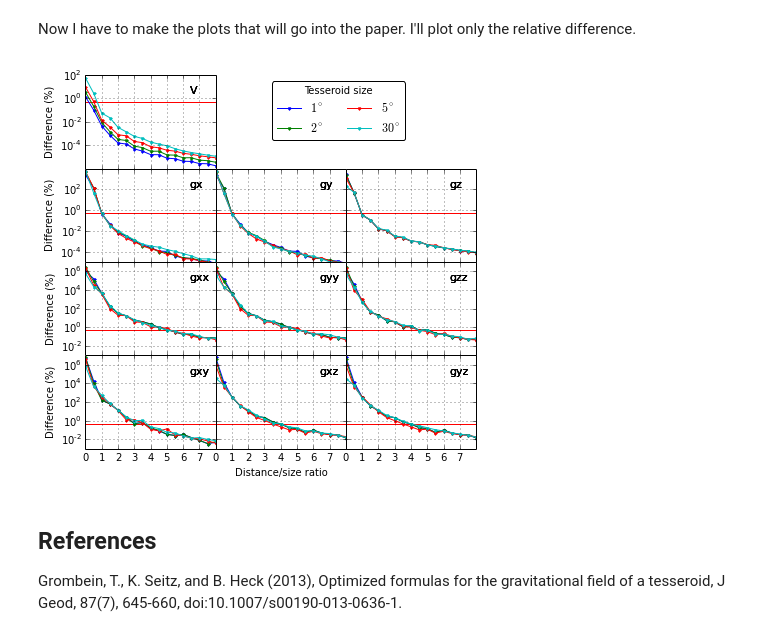
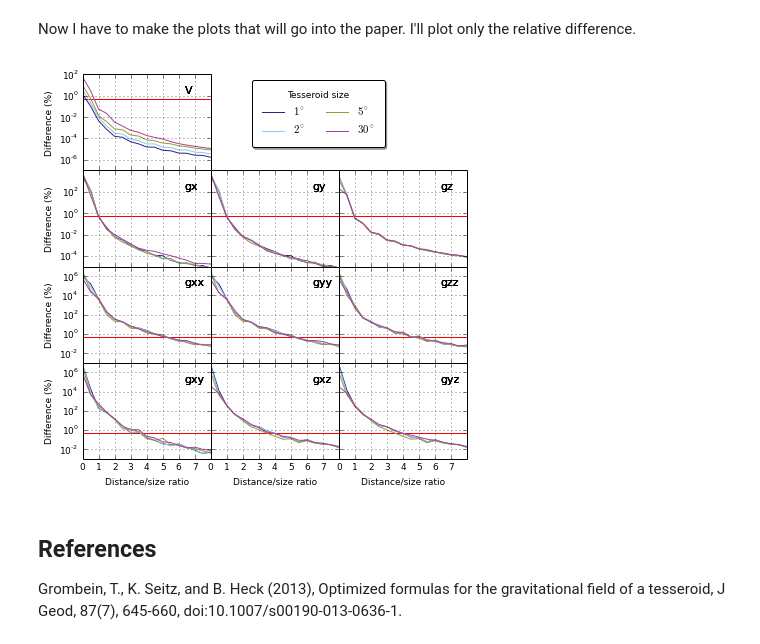
Before and after one commit to pinga-lab/paper-tesseroids, a Jupyter notebook: notebooks/tesseroid_vs_spherical_shell.ipynb, the cells around one changed output. Cells and saved outputs as stored; diff of their text form; code cells hidden in the pictures.

Commit message:
Better figure for tessXshell
Font size is still off and need a better color palette. It looks pretty
ugly as is.

```diff
--- a/notebooks/tesseroid_vs_spherical_shell.ipynb
+++ b/notebooks/tesseroid_vs_spherical_shell.ipynb
@@ -475,45 +476,51 @@ diff.to_csv(os.path.join(filedir, 'difference.csv'), sep=';')
 # %% [markdown]
 Now I have to make the plots that will go into the paper. I'll plot only the relative difference.
 # %%
-fig, subplots = plt.subplots(4, 3, sharey='row', sharex='col', figsize=(7, 6))
+plt.rc('font', size=9, family='sans')
+colors = [plt.cm.Paired(c) for c in np.linspace(0, 1, 4)]
+colors = "#332288 #88CCEE #999933 #AA4499".split()
+styles = ['-', '-', '-', '-']
+fig, subplots = plt.subplots(4, 3, sharey='row', sharex='col', figsize=(6, 6))
 axes = [subplots[0, 0]] + subplots.ravel()[3:].tolist()
 for f, ax in zip(['V', 'gx', 'gy', 'gz', 'gxx', 'gyy', 'gzz', 'gxy', 'gxz', 'gyz'], axes):
-    for size in max_diff.index.levels[0]:
+    for sty, c, size in zip(styles, colors, max_diff.index.levels[0]):
         d = max_diff[f].loc[size, :]
         ax.text(0.8, 0.8, f, fontsize=11, transform=ax.transAxes)
         ref = np.abs(shell_data[f])
         if f in ['gx', 'gy']:
             ref = np.abs(shell_data['gz'])
         if f in ['gxy', 'gxz', 'gyz']:
             ref = np.abs(shell_data['gzz'])
-        ax.plot(ratio, 100*d/ref, '.-', label='${:.0f}^\circ$'.format(size))
+        ax.plot(ratio, 100*d/ref, sty, label='${:.0f}^\circ$'.format(size), color=c, linewidth=1)
         ax.set_yscale('log')
         ax.grid(True)
-        ax.hlines(0.5, ratio.min(), ratio.max(), colors='r')
+        ax.hlines(0.5, ratio.min(), ratio.max(), colors='r', linewidth=1)
         ax.set_xlim(ratio.min(), ratio.max())
 for ax in subplots[0, 1:]:
     ax.axison = False
 ax = subplots[0, 0]
-ax.legend(numpoints=1, title='Tesseroid size', ncol=2, bbox_to_anchor=(2.5, 1),
-          fancybox=True, shadow=False)
-ax.set_ylim(1e-6, 1e2)
-ax.set_yticks([1e-4, 1e-2, 1, 1e2])
+ax.legend(numpoints=1, borderpad=1, title='Tesseroid size', ncol=2, bbox_to_anchor=(2.4, 1),
+          fancybox=True, shadow=True)
+ax.set_ylim(1e-7, 1e2)
+ax.set_yticks([1e-6, 1e-4, 1e-2, 1, 1e2])
 for ax in subplots[1, :].ravel():
     ax.set_ylim(1e-5, 1e4)
     ax.set_yticks([1e-4, 1e-2, 1, 1e2])
 for ax in subplots[2:, :].ravel():
     ax.set_ylim(1e-3, 1e7)
     ax.set_yticks([1e-2, 1, 1e2, 1e4, 1e6])
 for ax in subplots[-1, :]:
     ax.set_xticks(ax.get_xticks()[0:-1])
 for ax in subplots[:, 0]:
     ax.minorticks_off()
 for ax in subplots[:, 0]:
     ax.set_ylabel('Difference (%)')
-subplots[-1, 1].set_xlabel('Distance/size ratio')
-plt.subplots_adjust(hspace=0, wspace=0, top=0.99)
+for ax in subplots[-1, :]:
+    ax.set_xlabel('Distance/size ratio')
+plt.subplots_adjust(hspace=0, wspace=0, top=0.97, bottom=0.08, left=0.1, right=0.99)
+plt.savefig('../figs/tesseroid-x-shell.eps')
 # %% [output]
-[figure, old version]
+[figure, new version]
 # %% [markdown]
 ## References
 Grombein, T., K. Seitz, and B. Heck (2013), Optimized formulas for the gravitational field of a tesseroid, J Geod, 87(7), 645-660, doi:10.1007/s00190-013-0636-1.
```
Also changed, not shown: parts of 2 cells of this notebook, 2 other files.
